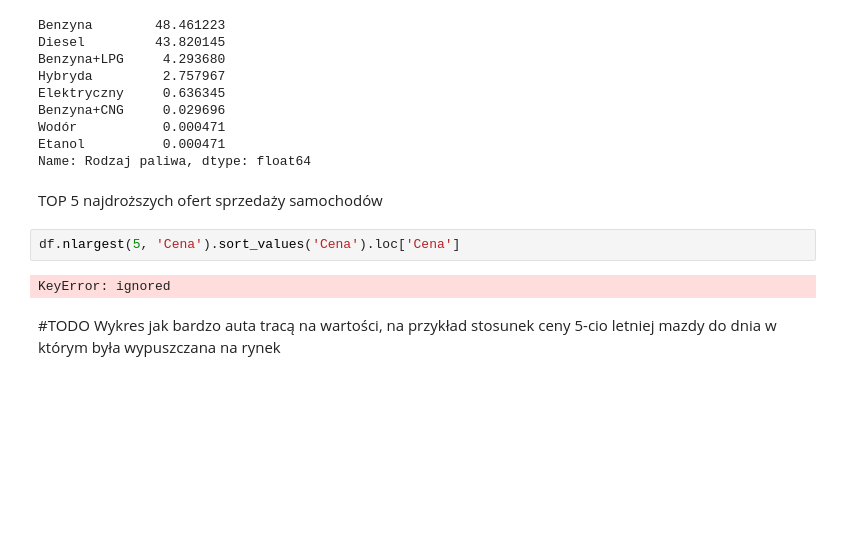
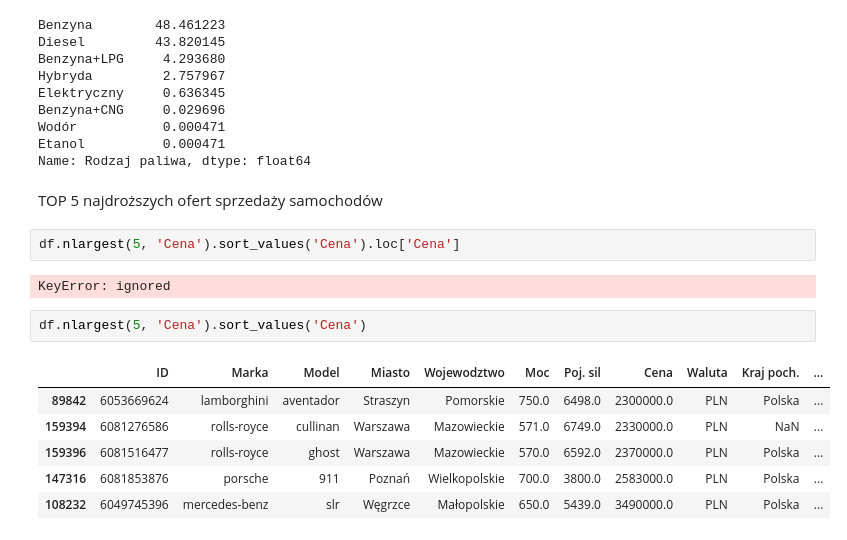
Before and after one commit to nadrowskyy/otomoto-scrap-analize, a Jupyter notebook: otomoto_analyze.ipynb, the cells around one changed output. Cells and saved outputs as stored; diff of their text form; blank space fills up the shorter version.

```diff
--- a/otomoto_analyze.ipynb
+++ b/otomoto_analyze.ipynb
@@ -161,6 +161,12 @@ TOP 5 najdroższych ofert sprzedaży samochodów
 df.nlargest(5, 'Cena').sort_values('Cena').loc['Cena']
 # %% [output]
 KeyError: ignored
-# %% [markdown]
-#TODO
-Wykres jak bardzo auta tracą na wartości, na przykład stosunek ceny 5-cio letniej mazdy do dnia w którym była wypuszczana na rynek
+# %%
+df.nlargest(5, 'Cena').sort_values('Cena')
+# %% [output]
+|  | ID | Marka | Model | Miasto | Wojewodztwo | Moc | Poj. sil | Cena | Waluta | Kraj poch. | ... |
+| 89842 | 6053669624 | lamborghini | aventador | Straszyn | Pomorskie | 750.0 | 6498.0 | 2300000.0 | PLN | Polska | ... |
+| 159394 | 6081276586 | rolls-royce | cullinan | Warszawa | Mazowieckie | 571.0 | 6749.0 | 2330000.0 | PLN | NaN | ... |
+| 159396 | 6081516477 | rolls-royce | ghost | Warszawa | Mazowieckie | 570.0 | 6592.0 | 2370000.0 | PLN | Polska | ... |
+| 147316 | 6081853876 | porsche | 911 | Poznań | Wielkopolskie | 700.0 | 3800.0 | 2583000.0 | PLN | Polska | ... |
+| 108232 | 6049745396 | mercedes-benz | slr | Węgrzce | Małopolskie | 650.0 | 5439.0 | 3490000.0 | PLN | Polska | ... |
```
Also changed, not shown: parts of 1 cell of this notebook.
